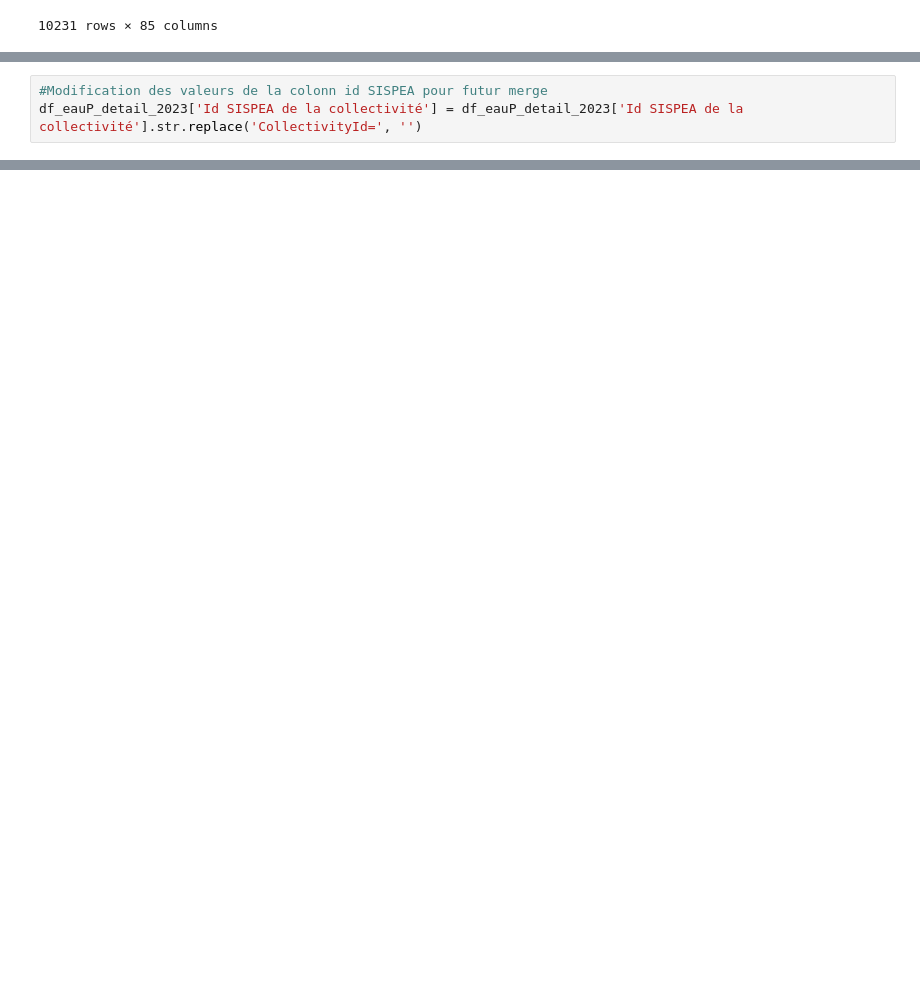
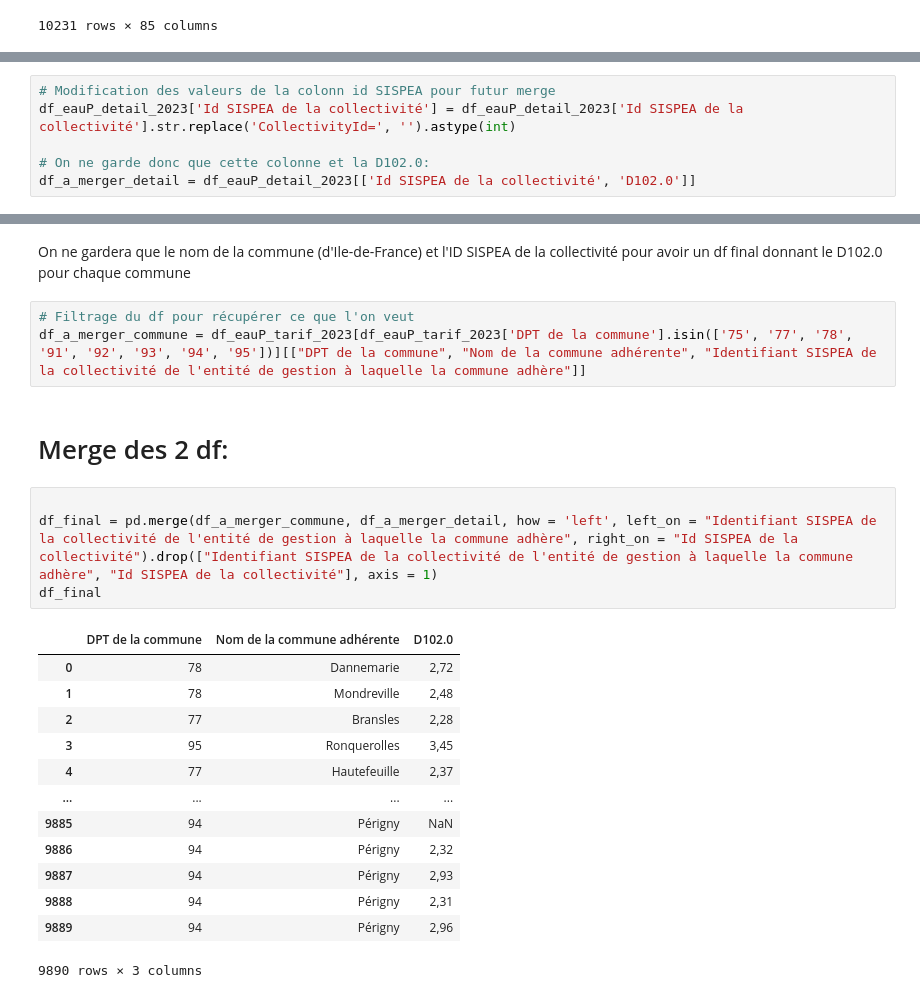
Before and after one commit to Garvoz/AquaVision, a Jupyter notebook: docs/recherche/script_ml.ipynb, the cells around one changed output, grey strips where cells are left out. Cells and saved outputs as stored; diff of their text form; blank space fills up the shorter version.

```diff
--- a/docs/recherche/script_ml.ipynb
+++ b/docs/recherche/script_ml.ipynb
@@ -37,3 +43,6 @@ df_eauP_detail_2023
 # %%
-#Modification des valeurs de la colonn id SISPEA pour futur merge
-df_eauP_detail_2023['Id SISPEA de la collectivité'] = df_eauP_detail_2023['Id SISPEA de la collectivité'].str.replace('CollectivityId=', '')
+# Modification des valeurs de la colonn id SISPEA pour futur merge
+df_eauP_detail_2023['Id SISPEA de la collectivité'] = df_eauP_detail_2023['Id SISPEA de la collectivité'].str.replace('CollectivityId=', '').astype(int)
+
+# On ne garde donc que cette colonne et la D102.0:
+df_a_merger_detail = df_eauP_detail_2023[['Id SISPEA de la collectivité', 'D102.0']]
@@ -92,0 +93,25 @@ df_eauP_tarif_2023
+# %% [markdown]
+On ne gardera que le nom de la commune (d'Ile-de-France) et l'ID SISPEA de la collectivité pour avoir un df final donnant le D102.0 pour chaque commune
+# %%
+# Filtrage du df pour récupérer ce que l'on veut
+df_a_merger_commune = df_eauP_tarif_2023[df_eauP_tarif_2023['DPT de la commune'].isin(['75', '77', '78', '91', '92', '93', '94', '95'])][["DPT de la commune", "Nom de la commune adhérente", "Identifiant SISPEA de la collectivité de l'entité de gestion à laquelle la commune adhère"]]
+# %% [markdown]
+# Merge des 2 df:
+# %%
+
+df_final = pd.merge(df_a_merger_commune, df_a_merger_detail, how = 'left', left_on = "Identifiant SISPEA de la collectivité de l'entité de gestion à laquelle la commune adhère", right_on = "Id SISPEA de la collectivité").drop(["Identifiant SISPEA de la collectivité de l'entité de gestion à laquelle la commune adhère", "Id SISPEA de la collectivité"], axis = 1)
+df_final
+# %% [output]
+|  | DPT de la commune | Nom de la commune adhérente | D102.0 |
+| 0 | 78 | Dannemarie | 2,72 |
+| 1 | 78 | Mondreville | 2,48 |
+| 2 | 77 | Bransles | 2,28 |
+| 3 | 95 | Ronquerolles | 3,45 |
+| 4 | 77 | Hautefeuille | 2,37 |
+| ... | ... | ... | ... |
+| 9885 | 94 | Périgny | NaN |
+| 9886 | 94 | Périgny | 2,32 |
+| 9887 | 94 | Périgny | 2,93 |
+| 9888 | 94 | Périgny | 2,31 |
+| 9889 | 94 | Périgny | 2,96 |
+9890 rows × 3 columns
```
Also changed, not shown: parts of 24 cells of this notebook.
